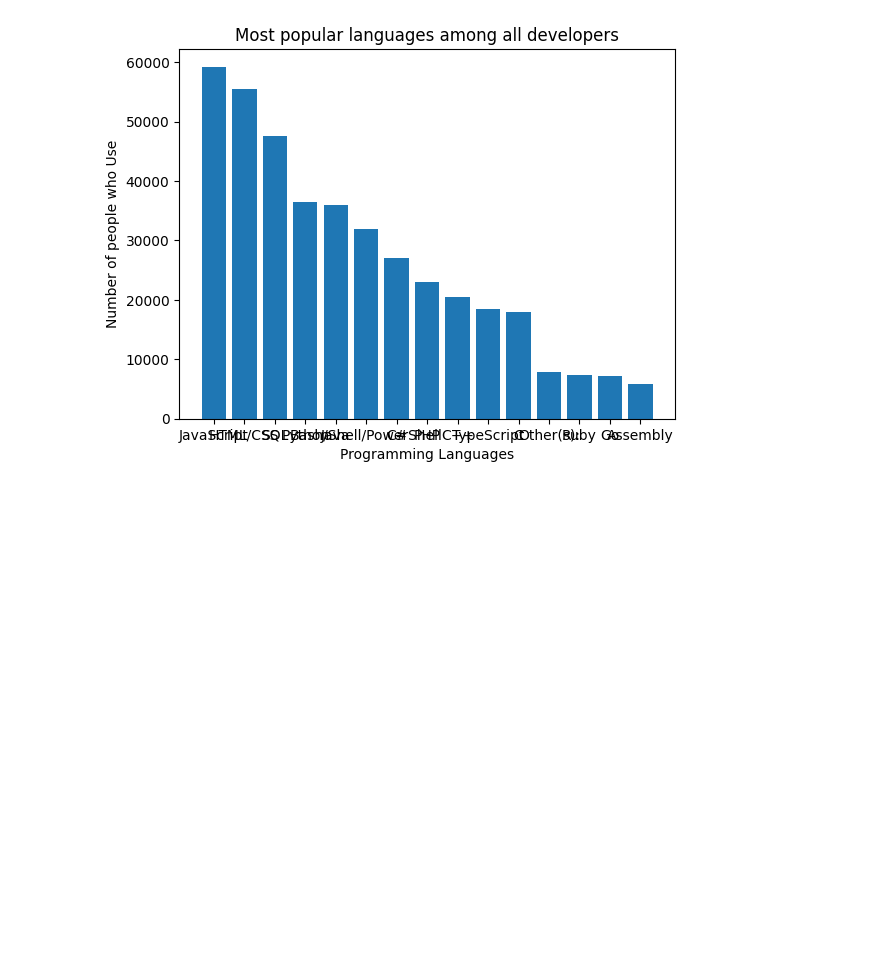
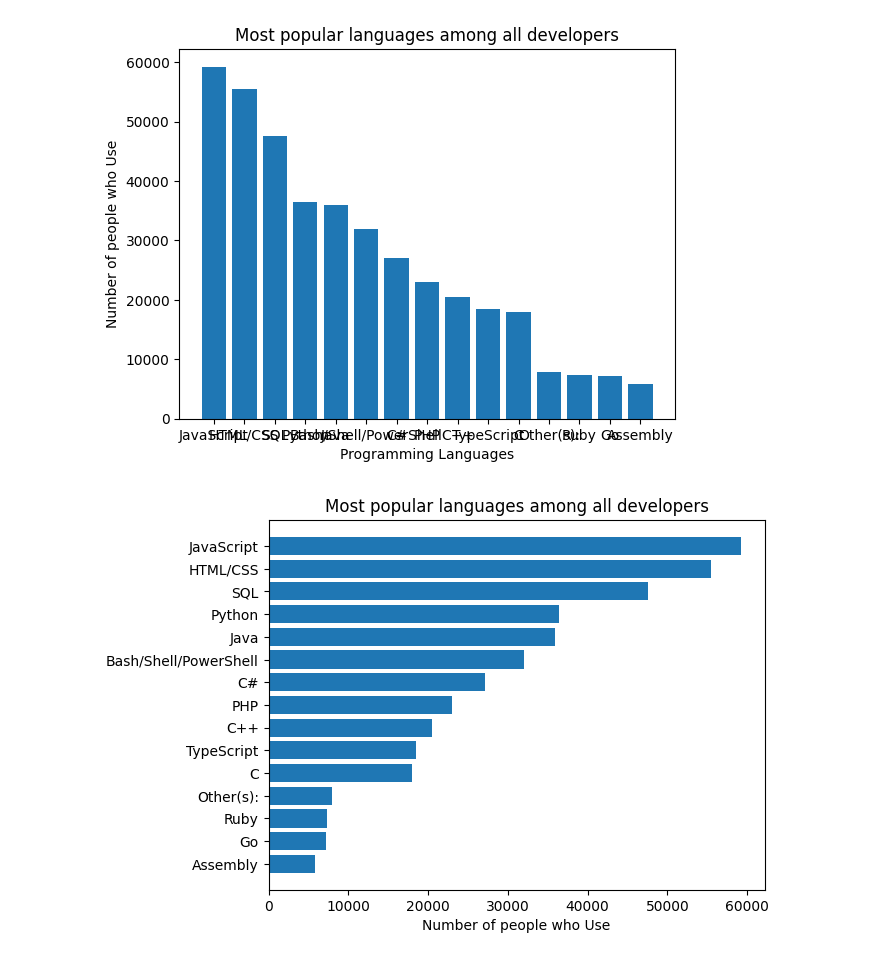
Before and after one commit to abhishekpadwal06/dev, a Jupyter notebook: Data Analysis/Matplotlib/Bar Graphs/bar_graph_101.ipynb, the cells around one changed output. Drawn from its saved outputs; the diff is of its cells as text; code cells hidden in the pictures; blank space fills up the shorter version.

Commit message:
Bar Charts Completed

```diff
--- a/Data Analysis/Matplotlib/Bar Graphs/bar_graph_101.ipynb
+++ b/Data Analysis/Matplotlib/Bar Graphs/bar_graph_101.ipynb
@@ -112,3 +112,33 @@ plt.show()
 ['JavaScript', 'HTML/CSS', 'SQL', 'Python', 'Java', 'Bash/Shell/PowerShell', 'C#', 'PHP', 'C++', 'TypeScript', 'C', 'Other(s):', 'Ruby', 'Go', 'Assembly']
 [59219, 55466, 47544, 36443, 35917, 31991, 27097, 23030, 20524, 18523, 18017, 7920, 7331, 7201, 5833]
 [figure]
+# %%
+# Now in the above case, vertical bar charts look shabby and the X-axis lablels are getting overlapped. Therefore, in this case, it's better to use horizontal bar charts
+
+from collections import Counter
+import csv
+from matplotlib import pyplot as plt
+
+lang = []
+popularity = []
+
+for item in language_counter.most_common(15):
+    lang.append(item[0])
+    popularity.append(item[1])
+
+# print(lang)
+# print(popularity)
+
+# Let's say we want the most popular language at the top and the least popular at the bottom, for that we'll need to reverse both the lists
+lang.reverse()
+popularity.reverse()
+
+plt.barh(lang, popularity)
+
+# plt.ylabel('Programming Languages')
+plt.xlabel('Number of people who Use')
+plt.title('Most popular languages among all developers')
+
+plt.show()
+# %% [output]
+[figure, added]
```
Also changed, not shown: parts of 1 cell of this notebook.
